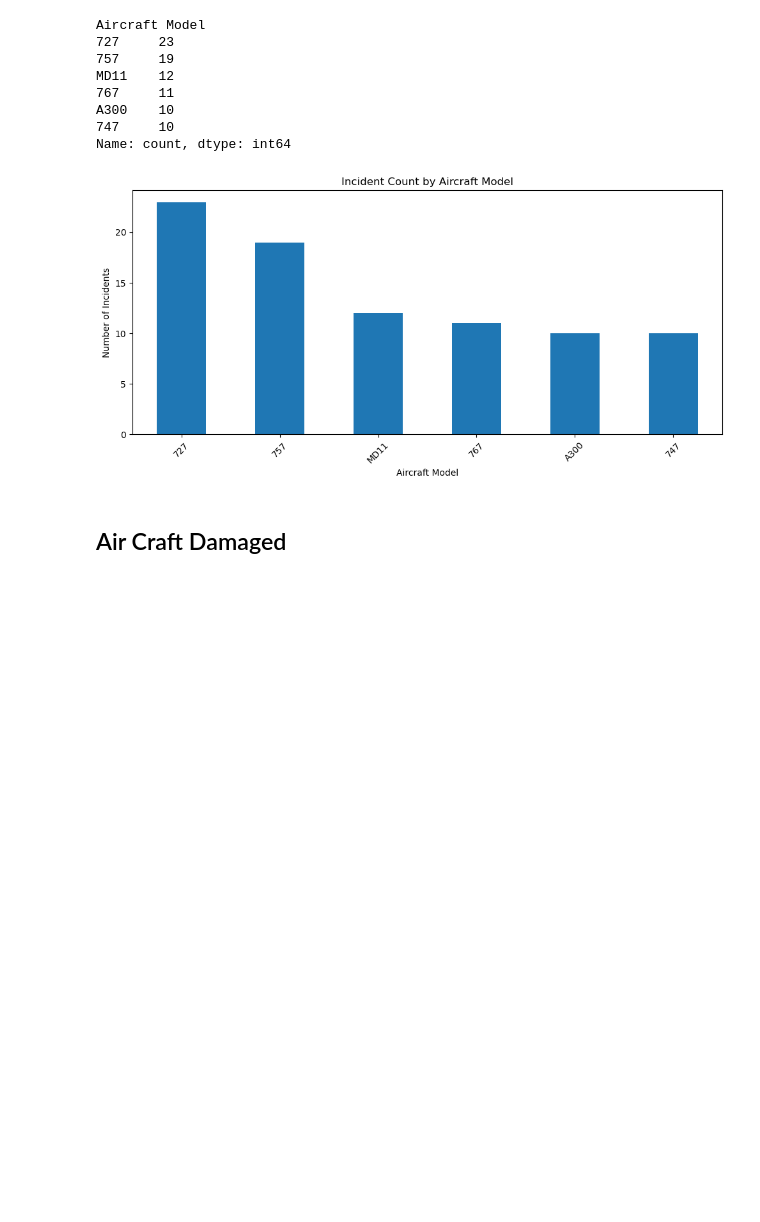
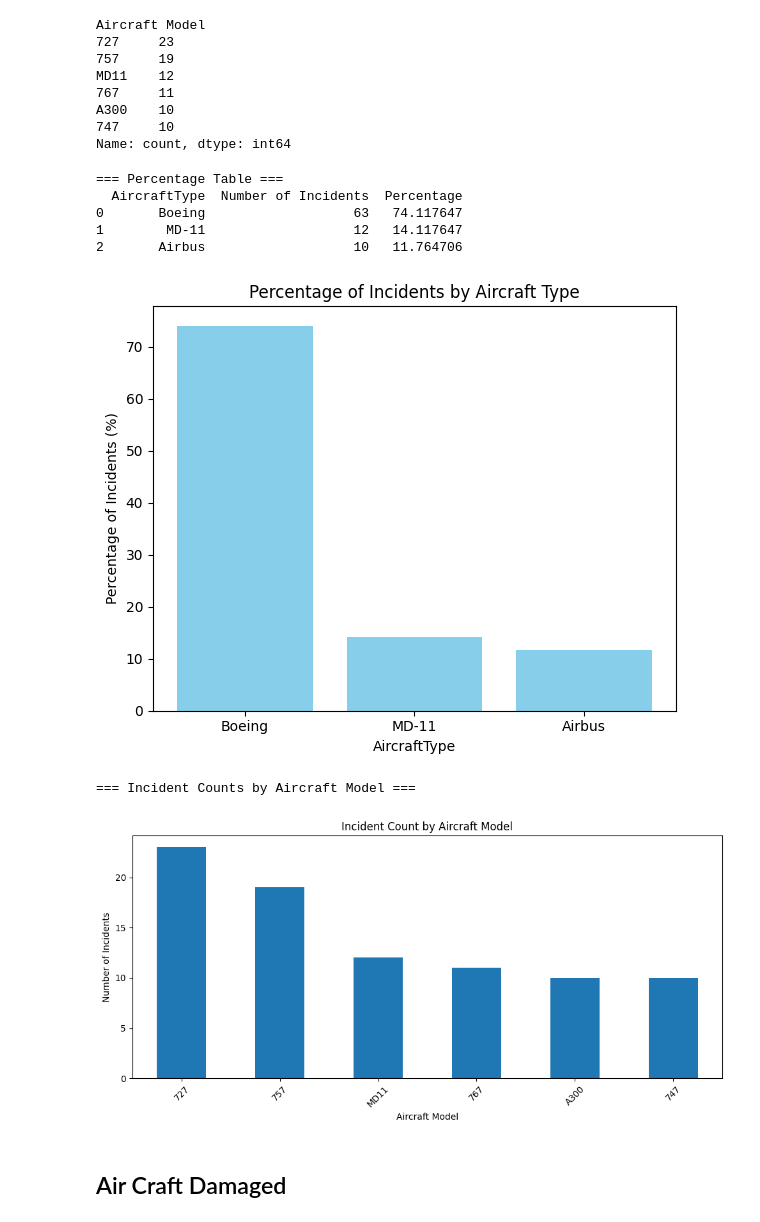
Before and after one commit to DrZamora01/FlightRisk-UPSAnalysis, a Jupyter notebook: notebooks/UPS_Analysis_main.ipynb, the cells around one changed output. Drawn from its saved outputs; the diff is of its cells as text; code cells hidden in the pictures; blank space fills up the shorter version.

```diff
--- a/notebooks/UPS_Analysis_main.ipynb
+++ b/notebooks/UPS_Analysis_main.ipynb
@@ -83,15 +83,54 @@ MD11    12
 A300    10
 747     10
 Name: count, dtype: int64
-# %%
-df['Aircraft Model'].value_counts().plot(kind='bar', figsize=(10, 5), title="Incident Count by Aircraft Model")
-plt.xlabel("Aircraft Model")
-plt.ylabel("Number of Incidents")
-plt.xticks(rotation=45)
-plt.tight_layout()
-plt.show()
-# %% [output]
-[figure, removed]
+# %%
+import matplotlib.pyplot as plt
+
+def plot_incidents(df, column='AircraftType', title="Percentage of Incidents by Aircraft Type"):
+    """
+    Plots:
+    1. Percentage distribution of incidents for a given column
+    2. Separate bar chart of incident counts by Aircraft Model
+    """
+    # Percentage Plot
+    type_counts = df[column].value_counts().reset_index()
+    type_counts.columns = [column, 'Number of Incidents']
+    type_counts['Percentage'] = (type_counts['Number of Incidents'] /
+                                  type_counts['Number of Incidents'].sum()) * 100
+
+    print("\n=== Percentage Table ===")
+    print(type_counts)
+
+    plt.figure(figsize=(6, 5))
+    plt.bar(type_counts[column], type_counts['Percentage'], color='skyblue')
+    plt.title(title)
+    plt.xlabel(column)
+    plt.ylabel("Percentage of Incidents (%)")
+    plt.tight_layout()
+    plt.show()
+
+    #  Aircraft Model Bar Plot
+    print("\n=== Incident Counts by Aircraft Model ===")
+    plt.figure(figsize=(10, 5))
+    df['Aircraft Model'].value_counts().plot(kind='bar')
+    plt.title("Incident Count by Aircraft Model")
+    plt.xlabel("Aircraft Model")
+    plt.ylabel("Number of Incidents")
+    plt.xticks(rotation=45)
+    plt.tight_layout()
+    plt.show()
+
+# Example usage
+plot_incidents(df, column='AircraftType')
+# %% [output]
+=== Percentage Table ===
+  AircraftType  Number of Incidents  Percentage
+0       Boeing                   63   74.117647
+1        MD-11                   12   14.117647
+2       Airbus                   10   11.764706
+[figure, added]
+=== Incident Counts by Aircraft Model ===
+[figure, added]
 # %% [markdown]
 ## Air Craft Damaged
 # %%
```
Also changed, not shown: parts of 12 cells of this notebook.
